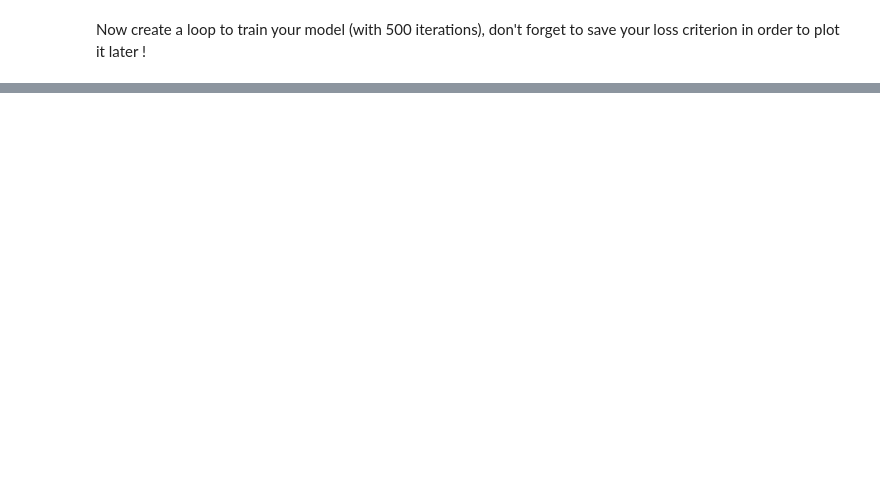
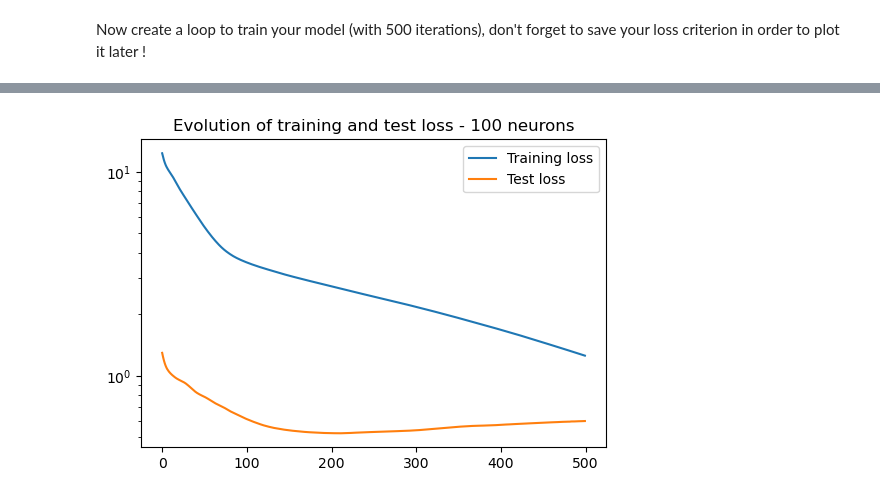
Before and after one commit to Sunkarr/ZHAW, a Jupyter notebook: Semester 6/MLDM 2/SW02/Lab2_TryItOut.ipynb, the cells around one changed output, grey strips where cells are left out. Saved outputs shown, nothing was run; the diff lists cells and outputs as text; code cells hidden in the pictures; blank space fills up the shorter version.

```diff
--- a/Semester 6/MLDM 2/SW02/Lab2_TryItOut.ipynb
+++ b/Semester 6/MLDM 2/SW02/Lab2_TryItOut.ipynb
@@ -389,6 +481,8 @@ SyntaxError: incomplete input (2856450928.py, line 1)
 # %%
 # give the right dimension to the input and output layers
+D_in, D_out = X_train.shape[1], y_train.shape[1]
 # %%
 # Create a model with 100 neurons for both hidden layers
+model_streams_1 = NetLab(D_in, 200, 200, D_out)
 # %%
 # calculate how many parameters the model has
@@ -395,4 +493,32 @@ SyntaxError: incomplete input (2856450928.py, line 1)
 # %%
 # use the MSELoss() as the loss criterion and Adam() as the optimizer (search online the optimizer)
+# MSE loss
+criterion = nn.MSELoss(reduction='sum')
+# SGD optimizer for finding the weights of the network
+optimizer = torch.optim.Adam(model_streams_1.parameters(), lr=1e-4)
 # %% [markdown]
 Now create a loop to train your model (with 500 iterations), don't forget to save your loss criterion in order to plot it later !
+# %%
+loss_train = []
+loss_test = []
+
+for t in range(500):
+    # Forward pass
+    y_pred = model_streams_1(X_train)
+
+    # Compute loss
+    loss = criterion(y_pred, y_train)
+    print(t, loss.item())
+    loss_train.append(loss.item())
+    if torch.isnan(loss):
+        break
+
+    # Compute gradient
+    optimizer.zero_grad()
+    loss.backward()
+
+    # Update
+    optimizer.step()
+
+    # Compute loss on test set
+    loss_test.append(criterion(model_streams_1(X_test), y_test).item())
@@ -399,2 +543,11 @@ Now create a loop to train your model (with 500 iterations), don't forget to sav
 # %%
 # Plot training and test loss
+plt.figure(figsize=(6, 4))
+plt.plot(loss_train, label="Training loss")
+plt.plot(loss_test, label="Test loss")
+plt.title('Evolution of training and test loss - 100 neurons')
+plt.yscale('log')
+plt.legend()
+plt.show()
+# %% [output]
+[figure, added]
```
Also changed, not shown: parts of 22 cells of this notebook, 2 other files.
